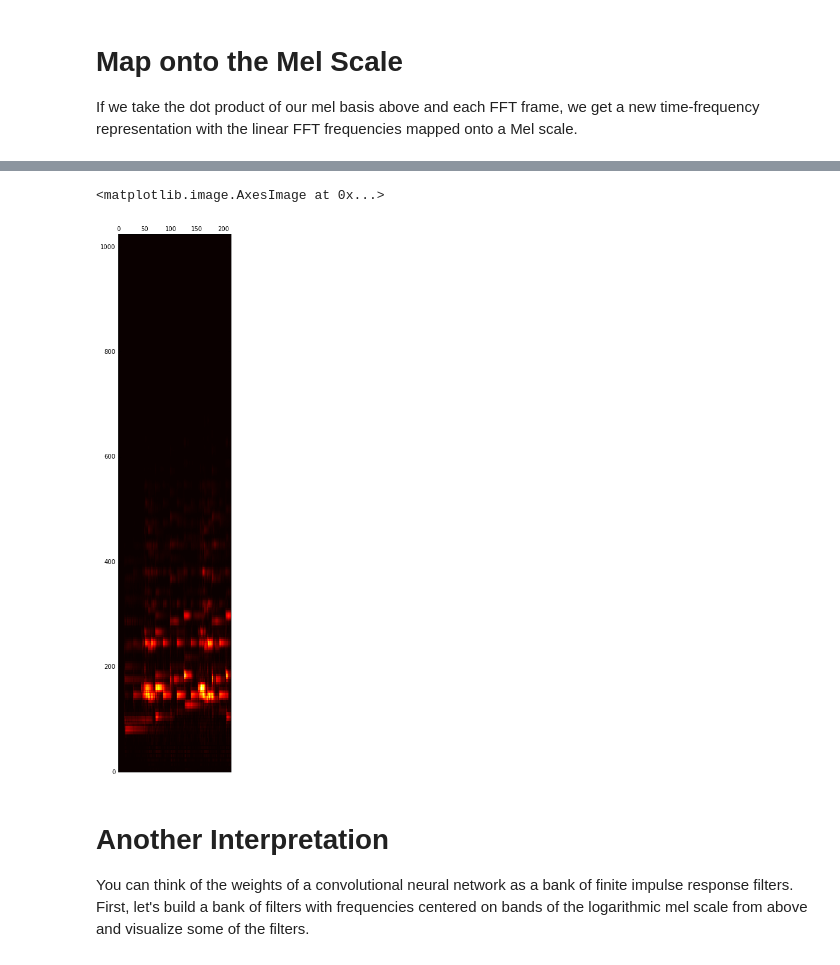
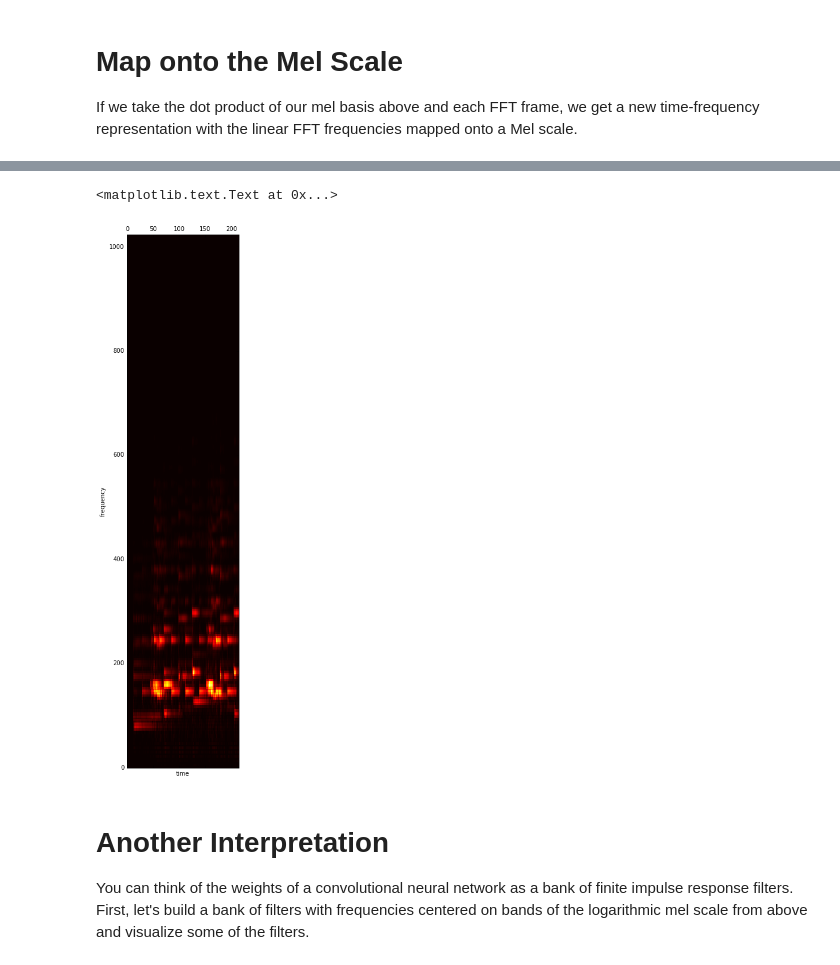
Before and after one commit to JohnVinyard/experiments, a Jupyter notebook: unsupervised-semantic-audio-embeddings/mel-scale-log-spectrogram.ipynb, the cells around one changed output, grey strips where cells are left out. Drawn from its saved outputs; the diff is of its cells as text; code cells hidden in the pictures.

```diff
--- a/unsupervised-semantic-audio-embeddings/mel-scale-log-spectrogram.ipynb
+++ b/unsupervised-semantic-audio-embeddings/mel-scale-log-spectrogram.ipynb
@@ -88,9 +101,11 @@ The other problem with the short-time fourier transform is that we also tend to
 # %%
 log_amplitude = 20 * np.log10(1 + mel_spectrogram)
 plt.matshow(log_amplitude.T, cmap='hot', origin='lower')
+plt.xlabel('time')
+plt.ylabel('frequency')
 # %% [output]
-<matplotlib.image.AxesImage at 0x...>
+<matplotlib.text.Text at 0x...>
-[figure, old version]
+[figure, new version]
 # %% [markdown]
 # Another Interpretation
 
```
Also changed, not shown: parts of 8 cells of this notebook, 1 other file.
